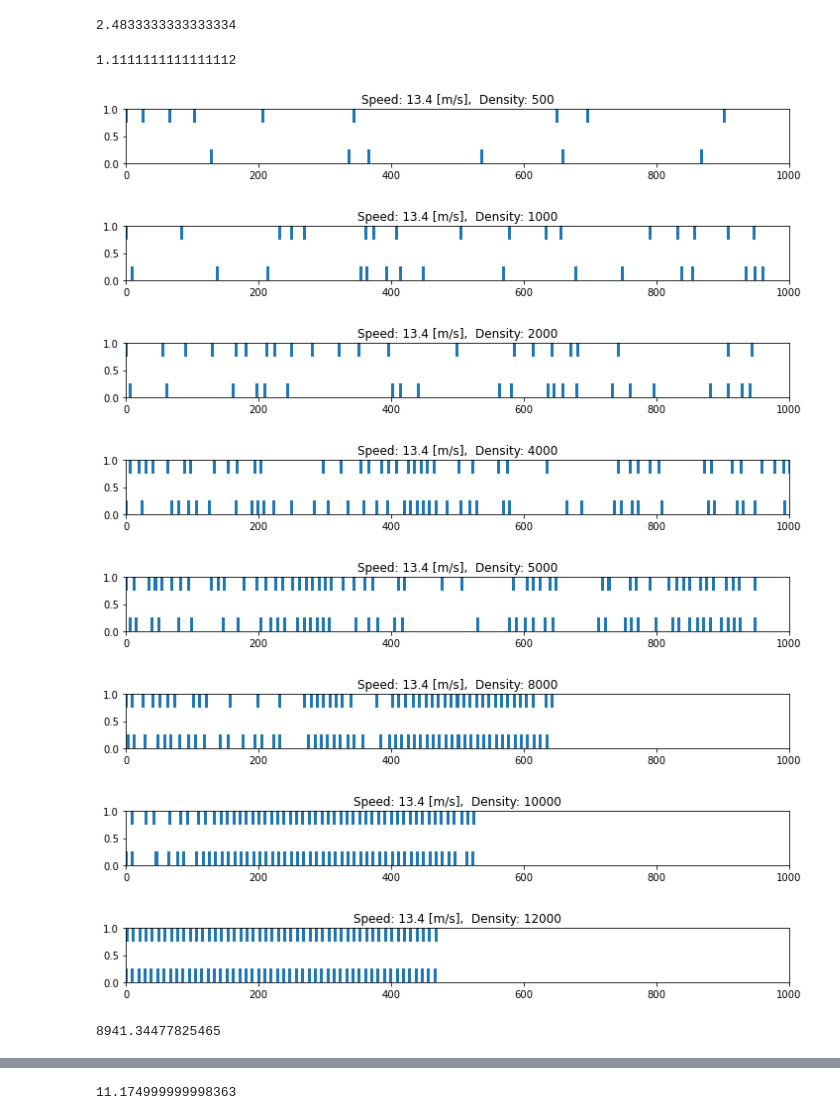
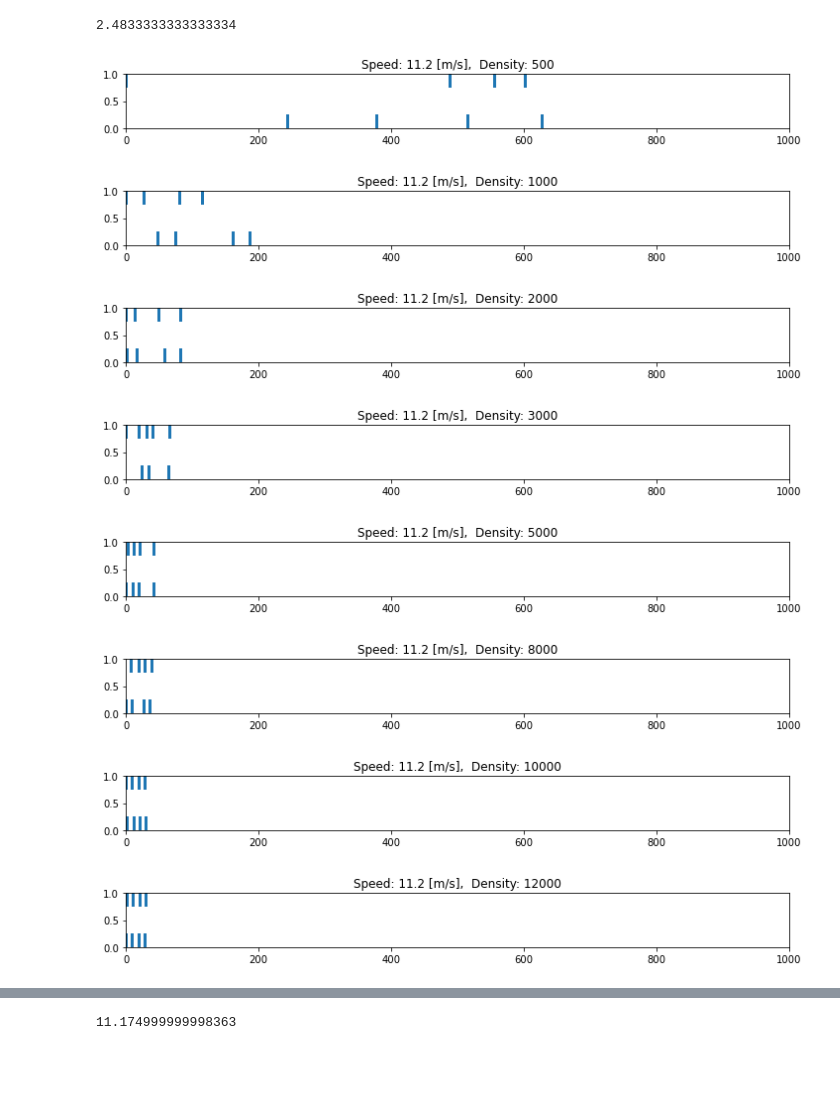
Before and after one commit to noambuckman/mpc-multiple-vehicles, a Jupyter notebook: jupyter_notebooks/temp/initial_vehicle_placement.ipynb, the cells around one changed output, grey strips where cells are left out. Drawn from its saved outputs; the diff is of its cells as text; code cells hidden in the pictures; blank space fills up the shorter version.

```diff
--- a/jupyter_notebooks/temp/initial_vehicle_placement.ipynb
+++ b/jupyter_notebooks/temp/initial_vehicle_placement.ipynb
@@ -11,16 +13,12 @@ The autoreload extension is already loaded. To reload it, use:
   %reload_ext autoreload
 # %%
 cars_per_hour = 2000
-total_number_cars = 200
+total_number_cars = 8
 n_lanes = 2
-average_velocity = 25 * 0.447
+average_velocity = 25.0 * 0.447
 intervehicle_spacing = 9.0
 position_random_seed = None
 # %%
 average_velocity / intervehicle_spacing * n_lanes
 # %% [output]
 2.4833333333333334
-# %%
-cars_per_second
-# %% [output]
-1.1111111111111112
@@ -101,38 +25,34 @@ def poission_positions(cars_per_hour: float,
 # %%
-for cars_per_hour in [500, 1000, 2000, 4000, 5000, 8000, 10000, 12000]:
-    total_number_cars = 100
+for cars_per_hour in [500, 1000, 2000, 3000, 5000, 8000, 10000, 12000]:
+    total_number_cars = 8
     n_lanes = 2
-    average_velocity = 30 * 0.447
+    average_velocity = 25 * 0.447
     intervehicle_spacing = 9.0
     position_random_seed = 0
 
     initial_vehicle_positions = poission_positions(cars_per_hour, total_number_cars, n_lanes, average_velocity, intervehicle_spacing, position_random_seed)
     max_distance = initial_vehicle_positions[-1][1]
 
     length = 4.5
     width = 0.5
 #     for i in range(10):
     fig = plt.gcf()
     fig.set_size_inches(12, 1)
     ax = plt.gca()
 
     for (lane, x) in initial_vehicle_positions:
         rect = patches.Rectangle((x-length/2.0, lane-width/2.0), length, width)
         ax.add_patch(rect)
 #     ax.axis('square')
     plt.xlim([0, 1000])
     plt.title("Speed: %0.1f [m/s],  Density: %d"%(average_velocity, cars_per_hour))
     plt.show()
 # %% [output]
-[figure, old version]
+[figure, new version]
-[figure, old version]
+[figure, new version]
-[figure, old version]
+[figure, new version]
-[figure, old version]
+[figure, new version]
-[figure, old version]
+[figure, new version]
-[figure, old version]
+[figure, new version]
-[figure, old version]
+[figure, new version]
-[figure, old version]
+[figure, new version]
-# %%
-25 / (2*0.002796)*2
-# %% [output]
-8941.34477825465
```
Also changed, not shown: parts of 4 cells of this notebook, 1 other file.
